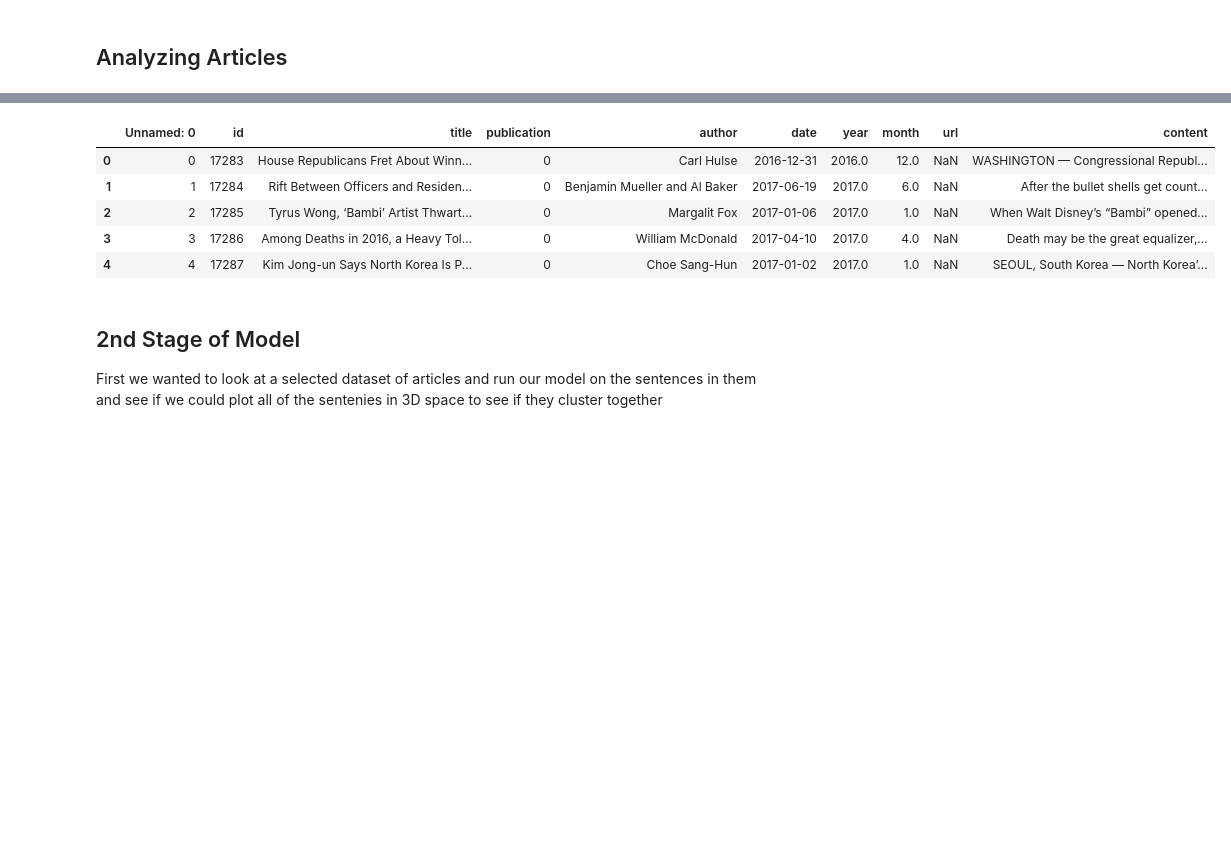
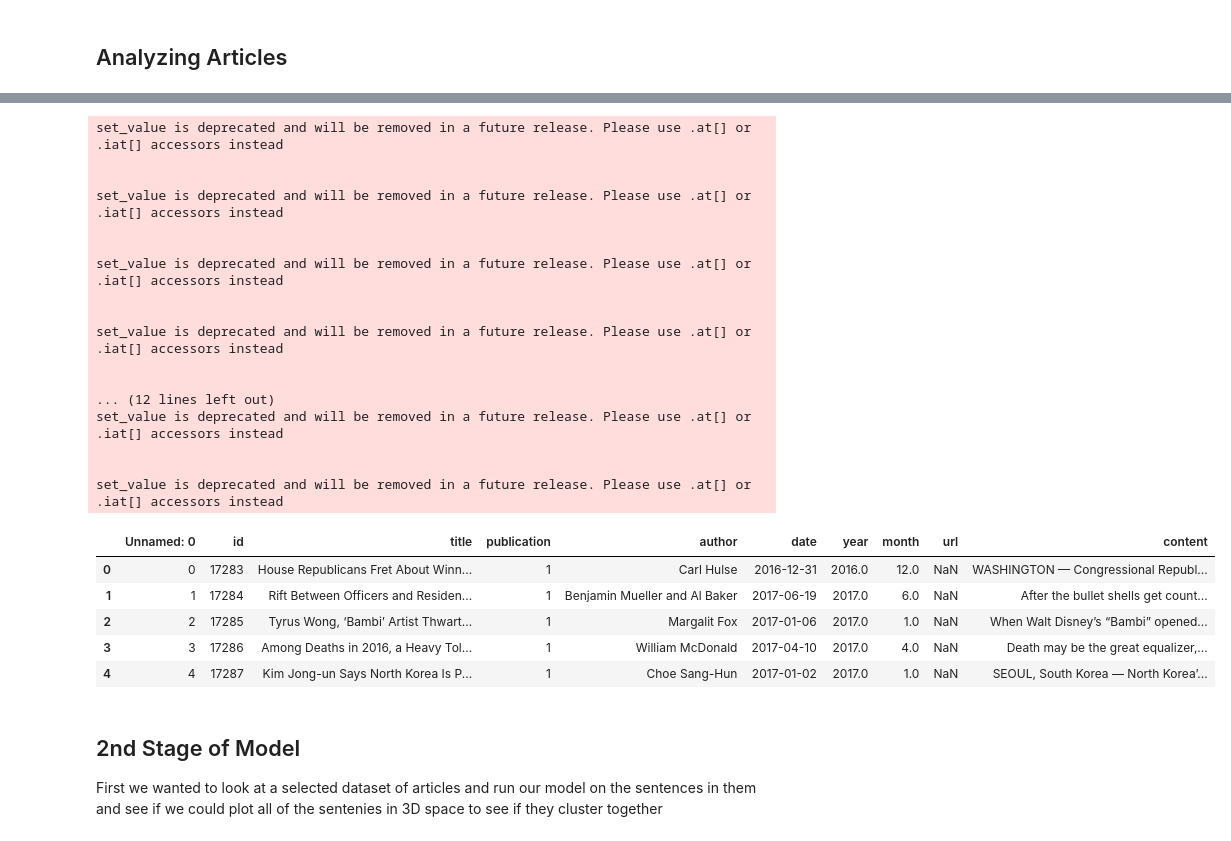
Before and after one commit to eltabre/PolitiGauge, a Jupyter notebook: notebooks/cleanedPipeline.ipynb, the cells around one changed output, grey strips where cells are left out. Cells and saved outputs as stored; diff of their text form; code cells hidden in the pictures; blank space fills up the shorter version.

Commit message:
Doing some more testing, next commit I will implement the chrome extension

```diff
--- a/notebooks/cleanedPipeline.ipynb
+++ b/notebooks/cleanedPipeline.ipynb
@@ -574,0 +570,6 @@ articledf.head()
+# %%
+articledf1 = pd.read_csv("../data/articles2.csv")
+articledf2 = pd.read_csv("../data/articles3.csv")
+newdf = articledf.append(articledf1)
+finaldf = articledf.append(articledf2)
+finaldf.shape
@@ -575,25 +592,50 @@ articledf.head()
 # %%
-for index, row in articledf.iterrows():
+for index, row in finaldf.iterrows():
     if row["publication"] == "New York Times":
-        articledf.set_value(index, "publication", -1)
+        finaldf.set_value(index, "publication", -1)
     elif row["publication"] == "Atlantic":
-        articledf.set_value(index, "publication", -1)
+        finaldf.set_value(index, "publication", -1)
     elif row["publication"] == "Breitbart":
-        articledf.set_value(index, "publication", 2)
+        finaldf.set_value(index, "publication", 2)
     elif row["publication"] == "CNN":
-        articledf.set_value(index, "publication", -1)
+        finaldf.set_value(index, "publication", -1)
     elif row["publication"] == "Business Insider":
-        articledf.set_value(index, "publication", 0)
-    elif row["publication"] == "Business Insider":
-        articledf.set_value(index, "publication", -1)
-articledf.head()
+        finaldf.set_value(index, "publication", 0)
+    elif row["publication"] == "NPR":
+        finaldf.set_value(index, "publication", 0)
+    elif row["publication"] == "Washington Post":
+        finaldf.set_value(index, "publication", -1)
+    elif row["publication"] == "Guardian":
+        finaldf.set_value(index, "publication", 1)
+    elif row["publication"] == "Vox":
+        finaldf.set_value(index, "publication", -2)
+    elif row["publication"] == "Reuters":
+        finaldf.set_value(index, "publication", 0)
+finaldf.head()
 # %% [output]
+set_value is deprecated and will be removed in a future release. Please use .at[] or .iat[] accessors instead
+
+
+set_value is deprecated and will be removed in a future release. Please use .at[] or .iat[] accessors instead
+
+
+set_value is deprecated and will be removed in a future release. Please use .at[] or .iat[] accessors instead
+
+
+set_value is deprecated and will be removed in a future release. Please use .at[] or .iat[] accessors instead
+
+
+... (12 lines left out)
+set_value is deprecated and will be removed in a future release. Please use .at[] or .iat[] accessors instead
+
+
+set_value is deprecated and will be removed in a future release. Please use .at[] or .iat[] accessors instead
 |  | Unnamed: 0 | id | title | publication | author | date | year | month | url | content |
-| 0 | 0 | 17283 | House Republicans Fret About Winn... | 0 | Carl Hulse | 2016-12-31 | 2016.0 | 12.0 | NaN | WASHINGTON — Congressional Republ... |
-| 1 | 1 | 17284 | Rift Between Officers and Residen... | 0 | Benjamin Mueller and Al Baker | 2017-06-19 | 2017.0 | 6.0 | NaN | After the bullet shells get count... |
-| 2 | 2 | 17285 | Tyrus Wong, ‘Bambi’ Artist Thwart... | 0 | Margalit Fox | 2017-01-06 | 2017.0 | 1.0 | NaN | When Walt Disney’s “Bambi” opened... |
-| 3 | 3 | 17286 | Among Deaths in 2016, a Heavy Tol... | 0 | William McDonald | 2017-04-10 | 2017.0 | 4.0 | NaN | Death may be the great equalizer,... |
-| 4 | 4 | 17287 | Kim Jong-un Says North Korea Is P... | 0 | Choe Sang-Hun | 2017-01-02 | 2017.0 | 1.0 | NaN | SEOUL, South Korea — North Korea’... |
+| 0 | 0 | 17283 | House Republicans Fret About Winn... | 1 | Carl Hulse | 2016-12-31 | 2016.0 | 12.0 | NaN | WASHINGTON — Congressional Republ... |
+| 1 | 1 | 17284 | Rift Between Officers and Residen... | 1 | Benjamin Mueller and Al Baker | 2017-06-19 | 2017.0 | 6.0 | NaN | After the bullet shells get count... |
+| 2 | 2 | 17285 | Tyrus Wong, ‘Bambi’ Artist Thwart... | 1 | Margalit Fox | 2017-01-06 | 2017.0 | 1.0 | NaN | When Walt Disney’s “Bambi” opened... |
+| 3 | 3 | 17286 | Among Deaths in 2016, a Heavy Tol... | 1 | William McDonald | 2017-04-10 | 2017.0 | 4.0 | NaN | Death may be the great equalizer,... |
+| 4 | 4 | 17287 | Kim Jong-un Says North Korea Is P... | 1 | Choe Sang-Hun | 2017-01-02 | 2017.0 | 1.0 | NaN | SEOUL, South Korea — North Korea’... |
 # %%
 import plotly.plotly as py
 import plotly.graph_objs as go
```
Also changed, not shown: parts of 14 cells of this notebook, 3 other files.
